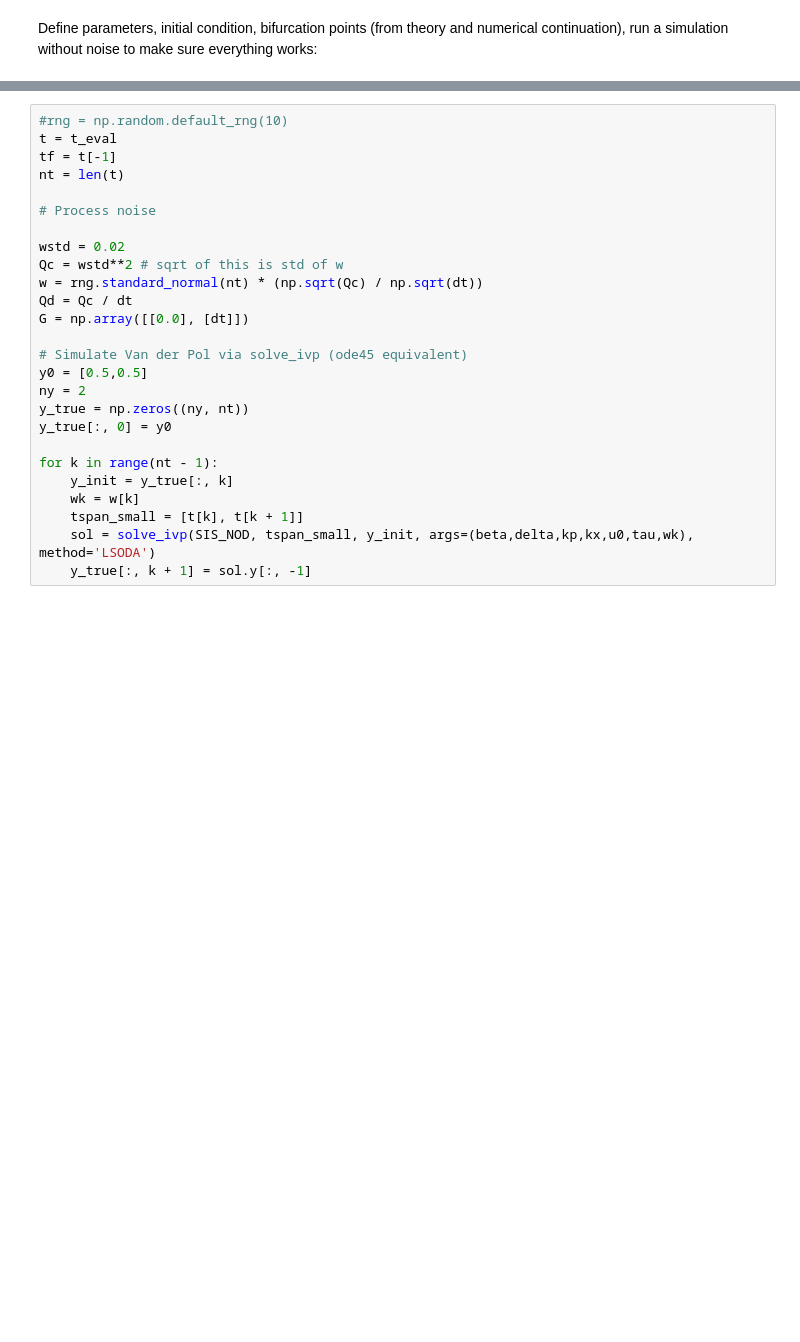
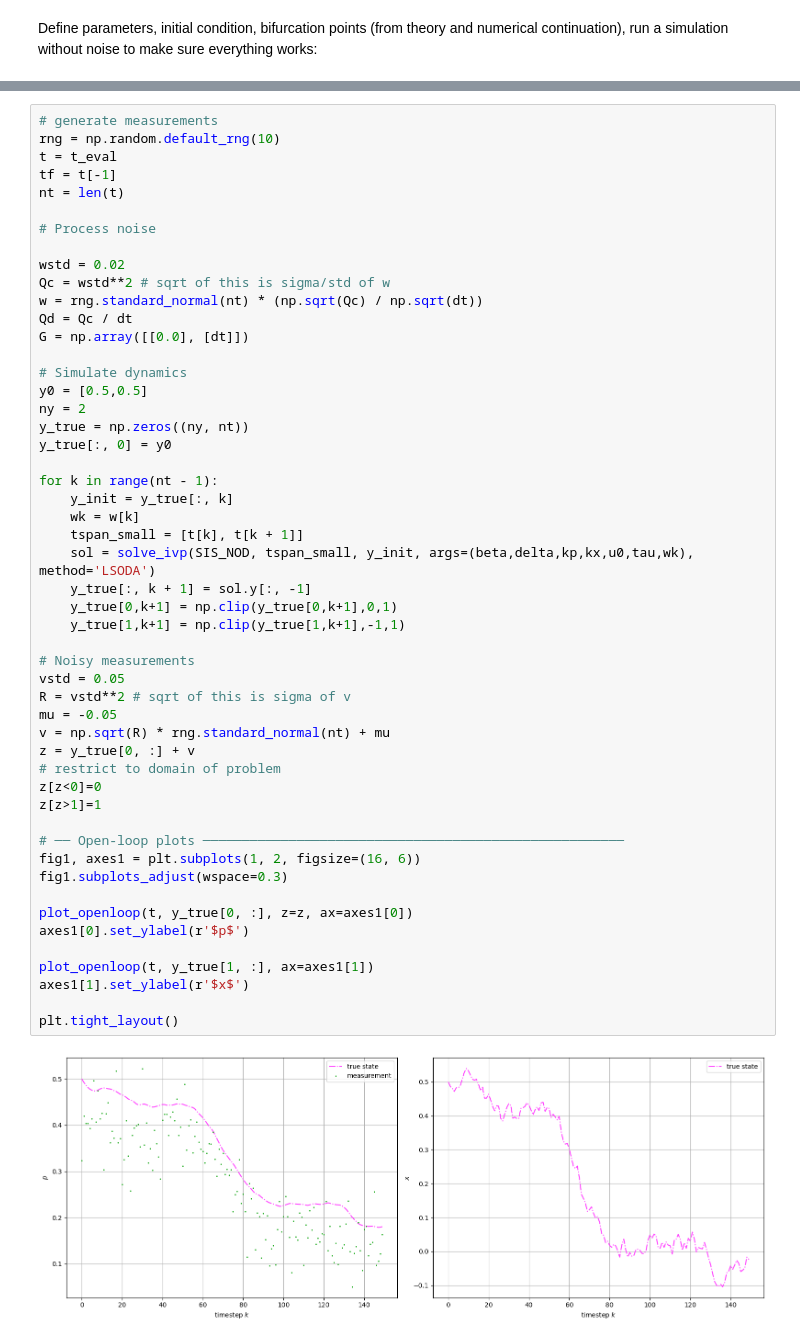
Before and after one commit to valentine-alia/MAE-6760, a Jupyter notebook: project/project.ipynb, the cells around one changed output, grey strips where cells are left out. Cells and saved outputs as stored; diff of their text form; blank space fills up the shorter version.

```diff
--- a/project/project.ipynb
+++ b/project/project.ipynb
@@ -103,26 +92,53 @@ np.float64(0.0)
 # %%
-#rng = np.random.default_rng(10)
+# generate measurements
+rng = np.random.default_rng(10)
 t = t_eval
 tf = t[-1]
 nt = len(t)
 
 # Process noise
 
 wstd = 0.02
-Qc = wstd**2 # sqrt of this is std of w
+Qc = wstd**2 # sqrt of this is sigma/std of w
 w = rng.standard_normal(nt) * (np.sqrt(Qc) / np.sqrt(dt))
 Qd = Qc / dt
 G = np.array([[0.0], [dt]])
 
-# Simulate Van der Pol via solve_ivp (ode45 equivalent)
+# Simulate dynamics
 y0 = [0.5,0.5]
 ny = 2
 y_true = np.zeros((ny, nt))
 y_true[:, 0] = y0
 
 for k in range(nt - 1):
     y_init = y_true[:, k]
     wk = w[k]
     tspan_small = [t[k], t[k + 1]]
     sol = solve_ivp(SIS_NOD, tspan_small, y_init, args=(beta,delta,kp,kx,u0,tau,wk), method='LSODA')
     y_true[:, k + 1] = sol.y[:, -1]
+    y_true[0,k+1] = np.clip(y_true[0,k+1],0,1)
+    y_true[1,k+1] = np.clip(y_true[1,k+1],-1,1)
+
+# Noisy measurements
+vstd = 0.05
+R = vstd**2 # sqrt of this is sigma of v
+mu = -0.05
+v = np.sqrt(R) * rng.standard_normal(nt) + mu
+z = y_true[0, :] + v
+# restrict to domain of problem
+z[z<0]=0
+z[z>1]=1
+
+# ── Open-loop plots ──────────────────────────────────────────────────────
+fig1, axes1 = plt.subplots(1, 2, figsize=(16, 6))
+fig1.subplots_adjust(wspace=0.3)
+
+plot_openloop(t, y_true[0, :], z=z, ax=axes1[0])
+axes1[0].set_ylabel(r'$p$')
+
+plot_openloop(t, y_true[1, :], ax=axes1[1])
+axes1[1].set_ylabel(r'$x$')
+
+plt.tight_layout()
+# %% [output]
+[figure, added]
```
Also changed, not shown: parts of 14 cells of this notebook, 2 other files.
